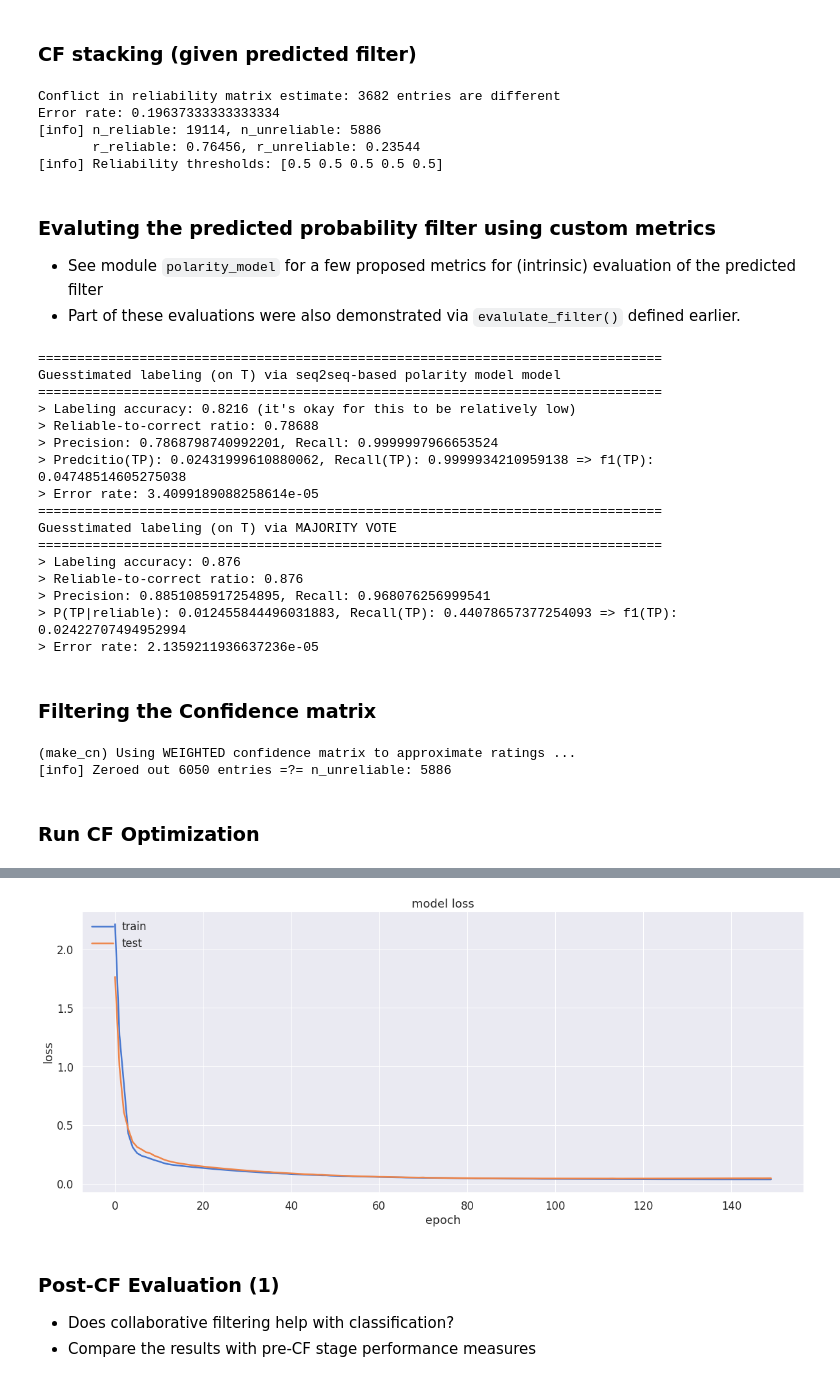
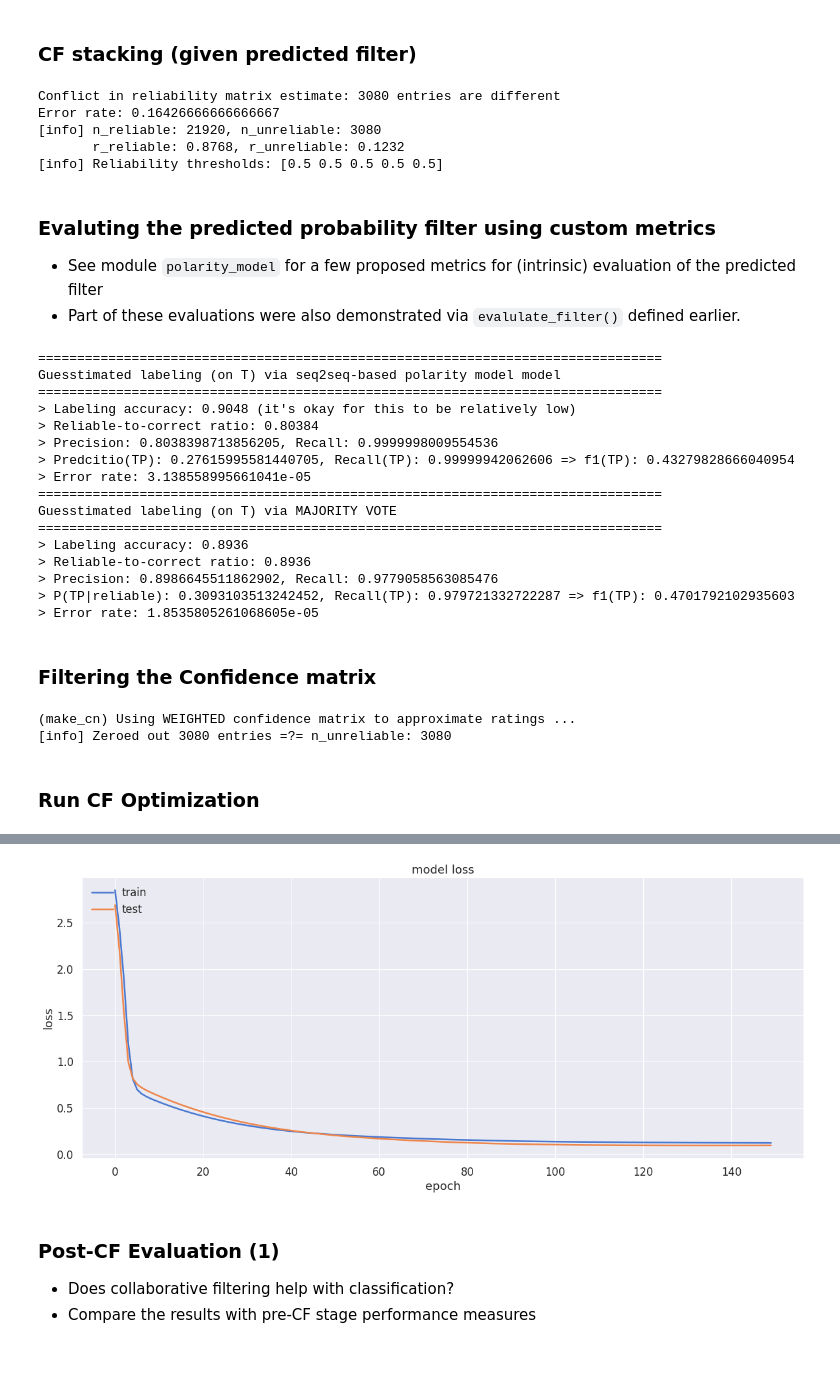
Before and after one commit to pleiadian53/cf_ensemble, a Jupyter notebook: Demo-CF-Stacking-part5.ipynb, the cells around one changed output, grey strips where cells are left out. Saved outputs shown, nothing was run; the diff lists cells and outputs as text; code cells hidden in the pictures.

```diff
--- a/Demo-CF-Stacking-part5.ipynb
+++ b/Demo-CF-Stacking-part5.ipynb
@@ -130,7 +130,7 @@ np.set_printoptions(precision=3, edgeitems=5, suppress=True)
 %matplotlib inline
 import data_pipeline as dp
 
-max_class_ratio=0.99
+max_class_ratio=0.60
 
 # get the dataset
 X0, y0 = dp.generate_imbalanced_data(class_ratio=max_class_ratio, verbose=1)
@@ -949,12 +960,12 @@ print(y_pred_soft_filter)
 
 # 4. Use the reliability threshold computed earlier (however, as we've seen, usually the good old 0.5 works better anyway)
 # Po, r_th = pmodel.infer_reliability_threshold(...)
-Pr_hard = pmodel.to_hard_filter(P_train, r_th, inplace=False)
-Pt_hard = pmodel.to_hard_filter(P_test, r_th, inplace=False)
+Pr_mask = pmodel.to_hard_filter(P_train, r_th, inplace=False)
+Pt_mask = pmodel.to_hard_filter(P_test, r_th, inplace=False)
 
 # Combine the probability given the hard filter (aka mask)
-y_pred_mask = combiner.combine_given_filter(T, Pt_hard, aggregate_func='mean', axis=0)
-# NOTE: `aggregate_func` will apply aggregation operator (e.g. mean) over T[i][j] where Pt_hard == 1 i.e. reliable probabilities only
+y_pred_mask = combiner.combine_given_filter(T, Pt_mask, aggregate_func='mean', axis=0)
+# NOTE: `aggregate_func` will apply aggregation operator (e.g. mean) over T[i][j] where Pt_mask == 1 i.e. reliable probabilities only
 
 # 5. Oracle method if we knew the test set labels ("Bayes error")
 print("> Oracle prediction: Assuming that we have access to the true label and use that mask as a way to select reliable proabilities")
@@ -1174,12 +1184,12 @@ if infer_from_soft_filter:
     Pf_seq2seq = Pf_seq2seq.astype(int)
     Pfr, Pft = Pf_seq2seq[:, :n_train], Pf_seq2seq[:, n_train:]
     # print(np.unique(Pft))
-    assert Pft.shape == Pt_hard.shape
-    assert np.allclose(Pt_hard, Pft), np.unique(Pft)
+    assert Pft.shape == Pt_mask.shape
+    assert np.allclose(Pt_mask, Pft), np.unique(Pft)
 else:
     # `Pr_true`: true filter for the training set
     Pr_true, Lh = uc.probability_filter(R, L_train, p_threshold)
-    Pf_seq2seq = np.hstack((Pr_true, Pt_hard))
+    Pf_seq2seq = np.hstack((Pr_true, Pt_mask))
 
 Pf_seq2seq = pmodel.to_polarity(Pf_seq2seq) # Most of the relevant function calls use polarity format (i.e. {-1, 1} encoding)
 
@@ -1203,10 +1213,10 @@ print(f"       r_reliable: {n_reliable/Pf_seq2seq.size}, r_unreliable: {n_unreli
 
 print(f"[info] Reliability thresholds: {r_th}")
 # %% [output]
-Conflict in reliability matrix estimate: 3682 entries are different
-Error rate: 0.19637333333333334
-[info] n_reliable: 19114, n_unreliable: 5886
-       r_reliable: 0.76456, r_unreliable: 0.23544
+Conflict in reliability matrix estimate: 3080 entries are different
+Error rate: 0.16426666666666667
+[info] n_reliable: 21920, n_unreliable: 3080
+       r_reliable: 0.8768, r_unreliable: 0.1232
 [info] Reliability thresholds: [0.5 0.5 0.5 0.5 0.5]
 # %% [markdown]
 ### Evaluting the predicted probability filter using custom metrics
@@ -1246,19 +1256,19 @@ print(f"> Error rate: {metrics['p_missed']}") # Probability of predicting reliab
 ================================================================================
 Guesstimated labeling (on T) via seq2seq-based polarity model model
 ================================================================================
-> Labeling accuracy: 0.8216 (it's okay for this to be relatively low)
-> Reliable-to-correct ratio: 0.78688
-> Precision: 0.7868798740992201, Recall: 0.9999997966653524
-> Predcitio(TP): 0.02431999610880062, Recall(TP): 0.9999934210959138 => f1(TP): 0.04748514605275038
-> Error rate: 3.4099189088258614e-05
+> Labeling accuracy: 0.9048 (it's okay for this to be relatively low)
+> Reliable-to-correct ratio: 0.80384
+> Precision: 0.8038398713856205, Recall: 0.9999998009554536
+> Predcitio(TP): 0.27615995581440705, Recall(TP): 0.99999942062606 => f1(TP): 0.43279828666040954
+> Error rate: 3.138558995661041e-05
 ================================================================================
 Guesstimated labeling (on T) via MAJORITY VOTE
 ================================================================================
-> Labeling accuracy: 0.876
-> Reliable-to-correct ratio: 0.876
-> Precision: 0.8851085917254895, Recall: 0.968076256999541
-> P(TP|reliable): 0.012455844496031883, Recall(TP): 0.44078657377254093 => f1(TP): 0.02422707494952994
-> Error rate: 2.1359211936637236e-05
+> Labeling accuracy: 0.8936
+> Reliable-to-correct ratio: 0.8936
+> Precision: 0.8986645511862902, Recall: 0.9779058563085476
+> P(TP|reliable): 0.3093103513242452, Recall(TP): 0.979721332722287 => f1(TP): 0.4701792102935603
+> Error rate: 1.8535805261068605e-05
 # %% [markdown]
 ### Filtering the Confidence matrix
 # %%
@@ -1296,7 +1306,7 @@ assert Pf_seq2seq.shape == Cn.shape, f"shape of P(R, T): {Pf_seq2seq.shape}, sha
 print(f"[info] Zeroed out {(Cn.A == 0).sum()} entries =?= n_unreliable: {n_unreliable}")
 # %% [output]
 (make_cn) Using WEIGHTED confidence matrix to approximate ratings ...
-[info] Zeroed out 6050 entries =?= n_unreliable: 5886
+[info] Zeroed out 3080 entries =?= n_unreliable: 3080
 # %% [markdown]
 ### Run CF Optimization
 # %%
@@ -1307,7 +1317,7 @@ n_users, n_items = X.shape
 # fold_number = 0
 test_size = 0.1
 
-policy_threshold = 'fmax'
+# policy_threshold = 'fmax'
 # conf_measure = 'brier'
 n_factors = 100
 # alpha = 100
@@ -1368,4 +1378,4 @@ Epoch 150/150
-[figure, old version]
+[figure, new version]
 # %% [markdown]
 ### Post-CF Evaluation (1)
 - Does collaborative filtering help with classification?
```
Also changed, not shown: parts of 25 cells of this notebook, 3 other files.
